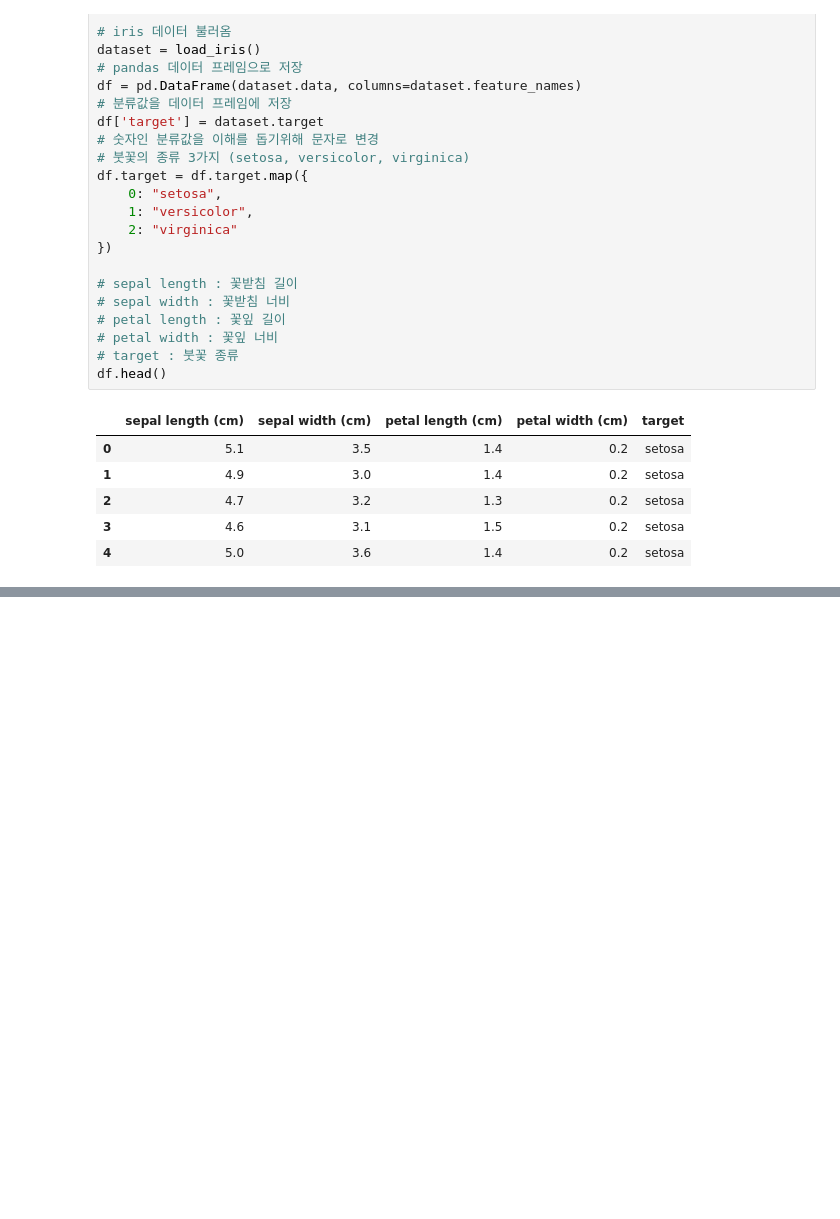
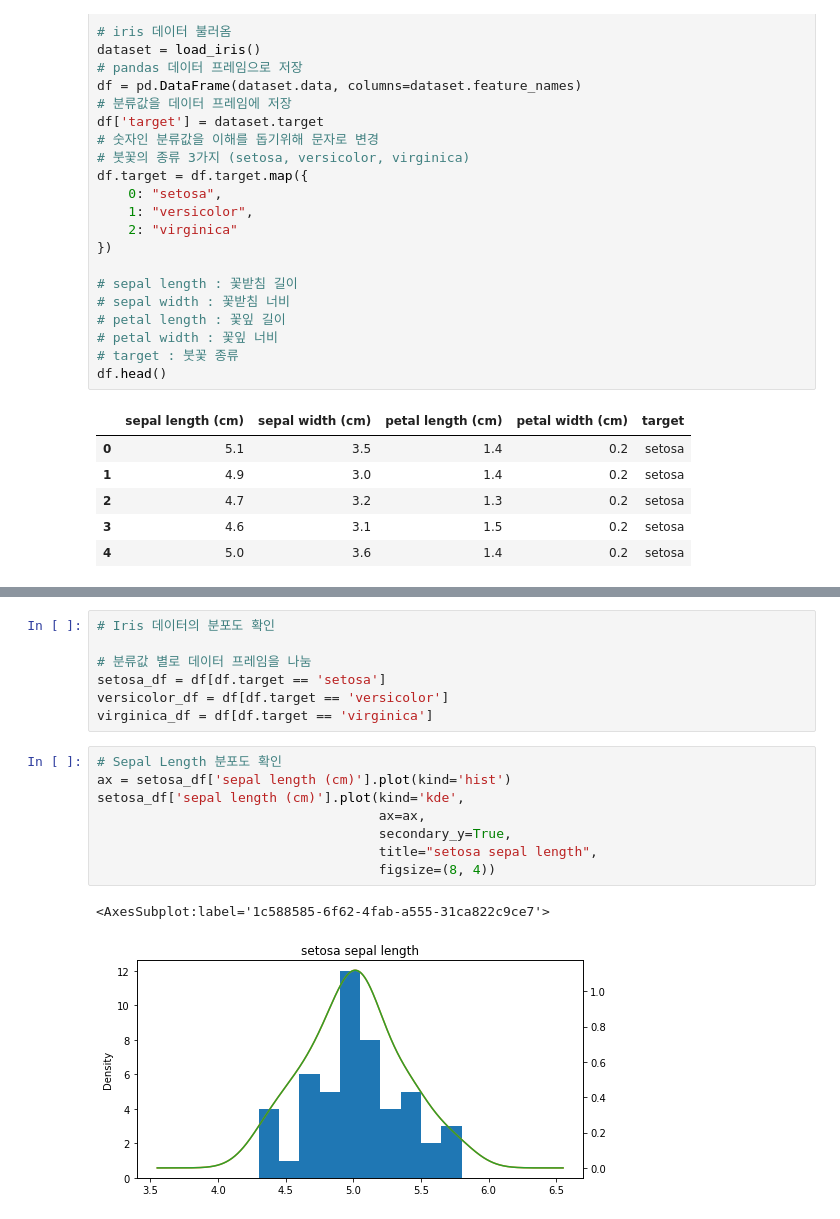
Before and after one commit to H43RO/ML-Algorithm-Practice, a Jupyter notebook: GaussianNaiveBayes.ipynb, the cells around one changed output, grey strips where cells are left out. Saved outputs shown, nothing was run; the diff lists cells and outputs as text; blank space fills up the shorter version.

```diff
--- a/GaussianNaiveBayes.ipynb
+++ b/GaussianNaiveBayes.ipynb
@@ -58,0 +60,18 @@ Name: target, dtype: int64
+# %%
+# Iris 데이터의 분포도 확인
+
+# 분류값 별로 데이터 프레임을 나눔
+setosa_df = df[df.target == 'setosa']
+versicolor_df = df[df.target == 'versicolor']
+virginica_df = df[df.target == 'virginica']
+# %%
+# Sepal Length 분포도 확인
+ax = setosa_df['sepal length (cm)'].plot(kind='hist')
+setosa_df['sepal length (cm)'].plot(kind='kde',
+                                    ax=ax,
+                                    secondary_y=True,
+                                    title="setosa sepal length",
+                                    figsize=(8, 4))
+# %% [output]
+<AxesSubplot:label='1c588585-6f62-4fab-a555-31ca822c9ce7'>
+[figure, added]
```
Also changed, not shown: parts of 4 cells of this notebook.
